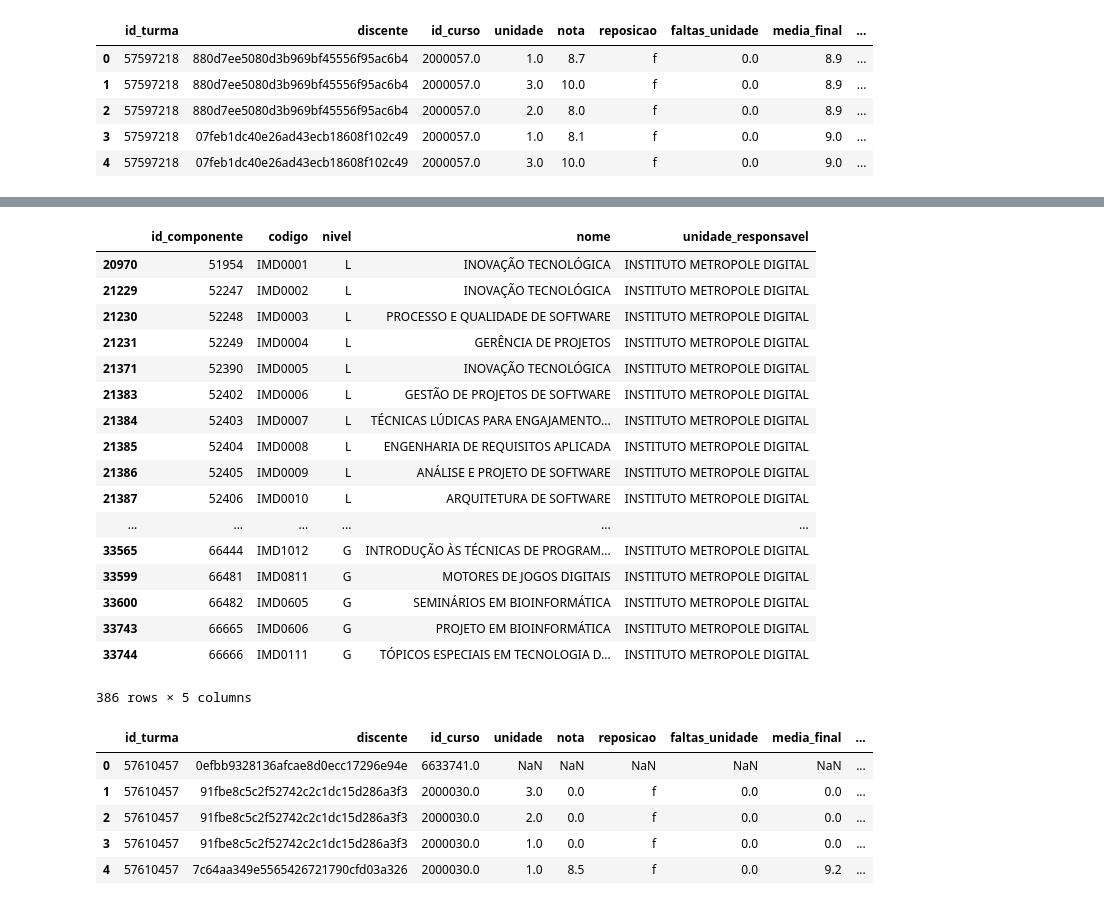
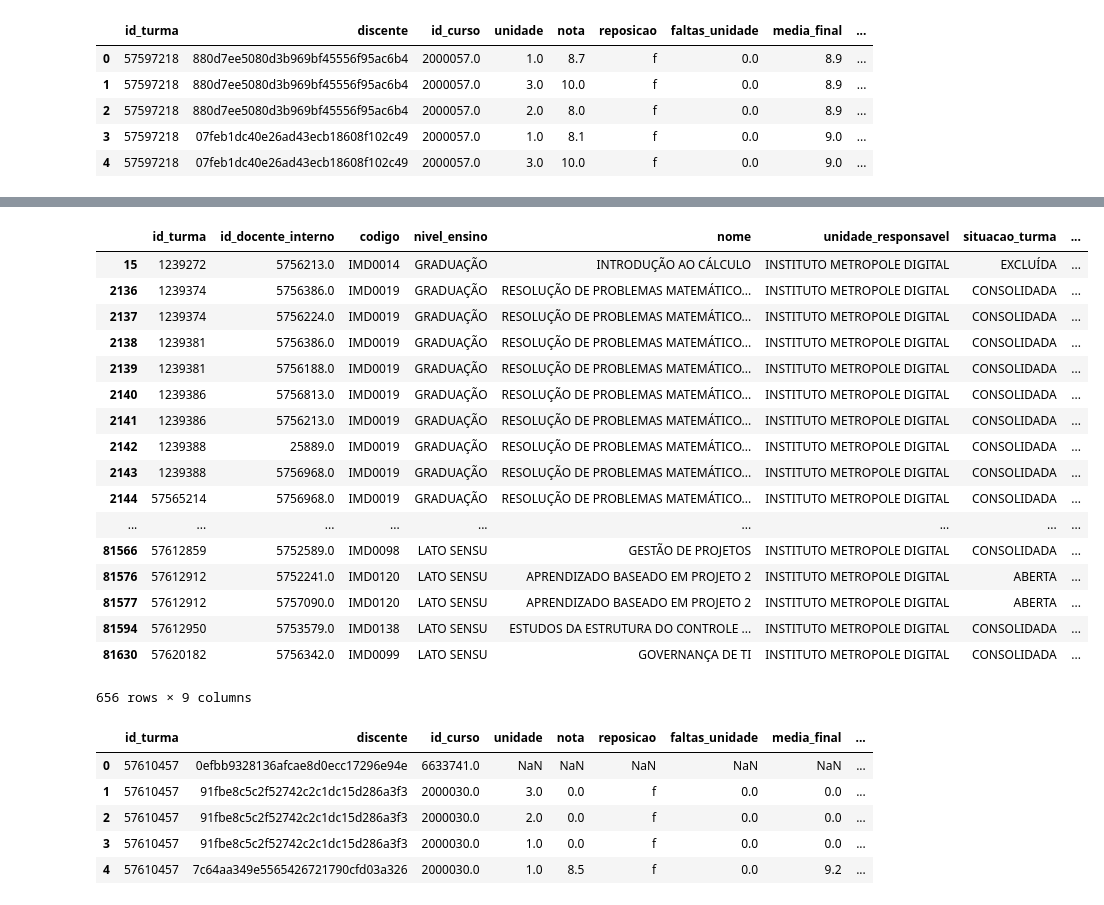
Before and after one commit to NalbertLeal/AnaliseDeNotasIMD, a Jupyter notebook: Analise Notas.ipynb, the cells around one changed output, grey strips where cells are left out. Drawn from its saved outputs; the diff is of its cells as text; code cells hidden in the pictures.

Commit message:
criação do csv turmas

```diff
--- a/Analise Notas.ipynb
+++ b/Analise Notas.ipynb
@@ -86,6 +93,36 @@ matriculas_2016_1 = pd.read_csv('matriculas_2016-1.csv', sep=';')
 matriculas_2016_2 = pd.read_csv('matriculas_2016-2.csv', sep=';')
 matriculas_2017_1 = pd.read_csv('matriculas_2017-1.csv', sep=';')
 matriculas_2017_2 = pd.read_csv('matriculas_2017-2.csv', sep=';')
+# %%
+# Criação dos csvs das turmas.
+
+turmas_2015_1 = pd.read_csv('turmas_2015-1.csv', sep=';')
+turmas_2015_2 = pd.read_csv('turmas_2015-2.csv', sep=';')
+turmas_2016_1 = pd.read_csv('turmas_2016-1.csv', sep=';')
+turmas_2016_2 = pd.read_csv('turmas_2016-2.csv', sep=';')
+turmas_2017_1 = pd.read_csv('turmas_2017-1.csv', sep=';')
+turmas_2017_2 = pd.read_csv('turmas_2017-2.csv', sep=';')
+
+turmas_2015_1.rename(columns={'id_componente_curricular': 'id_componente'}, inplace=True)
+turmas_2015_2.rename(columns={'id_componente_curricular': 'id_componente'}, inplace=True)
+turmas_2016_1.rename(columns={'id_componente_curricular': 'id_componente'}, inplace=True)
+turmas_2016_2.rename(columns={'id_componente_curricular': 'id_componente'}, inplace=True)
+turmas_2017_1.rename(columns={'id_componente_curricular': 'id_componente'}, inplace=True)
+turmas_2017_2.rename(columns={'id_componente_curricular': 'id_componente'}, inplace=True)
+
+turmas_2015_1.id_componente = turmas_2015_1.id_componente.astype(str)
+turmas_2015_2.id_componente = turmas_2015_2.id_componente.astype(str)
+turmas_2016_1.id_componente = turmas_2016_1.id_componente.astype(str)
+turmas_2016_2.id_componente = turmas_2016_2.id_componente.astype(str)
+turmas_2017_1.id_componente = turmas_2017_1.id_componente.astype(str)
+turmas_2017_2.id_componente = turmas_2017_2.id_componente.astype(str)
+
+turmas_2015_1['ano_semestre'] = '2015_1'
+turmas_2015_2['ano_semestre'] = '2015_2'
+turmas_2016_1['ano_semestre'] = '2016_1'
+turmas_2016_2['ano_semestre'] = '2016_2'
+turmas_2017_1['ano_semestre'] = '2017_1'
+turmas_2017_2['ano_semestre'] = '2017_2'
 # %%
 # Retirando a coluna Unnamed: 10 de alguns csvs
 matriculas_2015_1.drop('Unnamed: 10', 1, inplace=True)
@@ -114,6 +151,10 @@ matriculas_2017_1.head()
 # Combinando dataframes das matrículas.
 frames = [matriculas_2015_1, matriculas_2015_2, matriculas_2016_1, matriculas_2016_2, matriculas_2017_1, matriculas_2017_2]
 matriculas = pd.concat(frames)
+# %%
+frames  = [turmas_2015_1, turmas_2015_2, turmas_2016_1, turmas_2016_2, turmas_2017_1, turmas_2017_2]
+
+turmas = pd.concat(frames)
 # %%
 # Limpando dados inválidos
 matriculas = matriculas[matriculas.descricao != 'DESISTENCIA']
@@ -132,3 +173,10 @@ matriculas.to_csv('matriculas.csv', sep=';')
 # Retirando valores NaN do dataframe.
 componente.dropna(inplace=True)
 componente = componente[~componente.id_componente.duplicated()]
+# %%
+# Gerando dataframe com as turmas e componentes
+colunas = ["id_turma","id_docente_interno","codigo","nivel_ensino","nome","unidade_responsavel",
+          "situacao_turma","capacidade_aluno","descricao_horario", "ano_semestre"]
+merge_turmas_componentes = pd.merge(turmas, componente, on='id_componente')[colunas]
+
+merge_turmas_componentes.dropna(inplace=True)
@@ -135,28 +204,28 @@ componente = componente[~componente.id_componente.duplicated()]
 # %%
 # Filtrando para os componentes do IMD
 
-componentes_imd = componente[componente.codigo.str.contains('IMD')]
+componentes_imd = merge_turmas_componentes[merge_turmas_componentes.codigo.str.contains('IMD')]
 
 componentes_imd
 # %% [output]
-|  | id_componente | codigo | nivel | nome | unidade_responsavel |
-| 20970 | 51954 | IMD0001 | L | INOVAÇÃO TECNOLÓGICA | INSTITUTO METROPOLE DIGITAL |
-| 21229 | 52247 | IMD0002 | L | INOVAÇÃO TECNOLÓGICA | INSTITUTO METROPOLE DIGITAL |
-| 21230 | 52248 | IMD0003 | L | PROCESSO E QUALIDADE DE SOFTWARE | INSTITUTO METROPOLE DIGITAL |
-| 21231 | 52249 | IMD0004 | L | GERÊNCIA DE PROJETOS | INSTITUTO METROPOLE DIGITAL |
-| 21371 | 52390 | IMD0005 | L | INOVAÇÃO TECNOLÓGICA | INSTITUTO METROPOLE DIGITAL |
-| 21383 | 52402 | IMD0006 | L | GESTÃO DE PROJETOS DE SOFTWARE | INSTITUTO METROPOLE DIGITAL |
-| 21384 | 52403 | IMD0007 | L | TÉCNICAS LÚDICAS PARA ENGAJAMENTO... | INSTITUTO METROPOLE DIGITAL |
-| 21385 | 52404 | IMD0008 | L | ENGENHARIA DE REQUISITOS APLICADA | INSTITUTO METROPOLE DIGITAL |
-| 21386 | 52405 | IMD0009 | L | ANÁLISE E PROJETO DE SOFTWARE | INSTITUTO METROPOLE DIGITAL |
-| 21387 | 52406 | IMD0010 | L | ARQUITETURA DE SOFTWARE | INSTITUTO METROPOLE DIGITAL |
-| ... | ... | ... | ... | ... | ... |
-| 33565 | 66444 | IMD1012 | G | INTRODUÇÃO ÀS TÉCNICAS DE PROGRAM... | INSTITUTO METROPOLE DIGITAL |
-| 33599 | 66481 | IMD0811 | G | MOTORES DE JOGOS DIGITAIS | INSTITUTO METROPOLE DIGITAL |
-| 33600 | 66482 | IMD0605 | G | SEMINÁRIOS EM BIOINFORMÁTICA | INSTITUTO METROPOLE DIGITAL |
-| 33743 | 66665 | IMD0606 | G | PROJETO EM BIOINFORMÁTICA | INSTITUTO METROPOLE DIGITAL |
-| 33744 | 66666 | IMD0111 | G | TÓPICOS ESPECIAIS EM TECNOLOGIA D... | INSTITUTO METROPOLE DIGITAL |
+|  | id_turma | id_docente_interno | codigo | nivel_ensino | nome | unidade_responsavel | situacao_turma | ... |
+| 15 | 1239272 | 5756213.0 | IMD0014 | GRADUAÇÃO | INTRODUÇÃO AO CÁLCULO | INSTITUTO METROPOLE DIGITAL | EXCLUÍDA | ... |
+| 2136 | 1239374 | 5756386.0 | IMD0019 | GRADUAÇÃO | RESOLUÇÃO DE PROBLEMAS MATEMÁTICO... | INSTITUTO METROPOLE DIGITAL | CONSOLIDADA | ... |
+| 2137 | 1239374 | 5756224.0 | IMD0019 | GRADUAÇÃO | RESOLUÇÃO DE PROBLEMAS MATEMÁTICO... | INSTITUTO METROPOLE DIGITAL | CONSOLIDADA | ... |
+| 2138 | 1239381 | 5756386.0 | IMD0019 | GRADUAÇÃO | RESOLUÇÃO DE PROBLEMAS MATEMÁTICO... | INSTITUTO METROPOLE DIGITAL | CONSOLIDADA | ... |
+| 2139 | 1239381 | 5756188.0 | IMD0019 | GRADUAÇÃO | RESOLUÇÃO DE PROBLEMAS MATEMÁTICO... | INSTITUTO METROPOLE DIGITAL | CONSOLIDADA | ... |
+| 2140 | 1239386 | 5756813.0 | IMD0019 | GRADUAÇÃO | RESOLUÇÃO DE PROBLEMAS MATEMÁTICO... | INSTITUTO METROPOLE DIGITAL | CONSOLIDADA | ... |
+| 2141 | 1239386 | 5756213.0 | IMD0019 | GRADUAÇÃO | RESOLUÇÃO DE PROBLEMAS MATEMÁTICO... | INSTITUTO METROPOLE DIGITAL | CONSOLIDADA | ... |
+| 2142 | 1239388 | 25889.0 | IMD0019 | GRADUAÇÃO | RESOLUÇÃO DE PROBLEMAS MATEMÁTICO... | INSTITUTO METROPOLE DIGITAL | CONSOLIDADA | ... |
+| 2143 | 1239388 | 5756968.0 | IMD0019 | GRADUAÇÃO | RESOLUÇÃO DE PROBLEMAS MATEMÁTICO... | INSTITUTO METROPOLE DIGITAL | CONSOLIDADA | ... |
+| 2144 | 57565214 | 5756968.0 | IMD0019 | GRADUAÇÃO | RESOLUÇÃO DE PROBLEMAS MATEMÁTICO... | INSTITUTO METROPOLE DIGITAL | CONSOLIDADA | ... |
+| ... | ... | ... | ... | ... | ... | ... | ... | ... |
+| 81566 | 57612859 | 5752589.0 | IMD0098 | LATO SENSU | GESTÃO DE PROJETOS | INSTITUTO METROPOLE DIGITAL | CONSOLIDADA | ... |
+| 81576 | 57612912 | 5752241.0 | IMD0120 | LATO SENSU | APRENDIZADO BASEADO EM PROJETO 2 | INSTITUTO METROPOLE DIGITAL | ABERTA | ... |
+| 81577 | 57612912 | 5757090.0 | IMD0120 | LATO SENSU | APRENDIZADO BASEADO EM PROJETO 2 | INSTITUTO METROPOLE DIGITAL | ABERTA | ... |
+| 81594 | 57612950 | 5753579.0 | IMD0138 | LATO SENSU | ESTUDOS DA ESTRUTURA DO CONTROLE ... | INSTITUTO METROPOLE DIGITAL | CONSOLIDADA | ... |
+| 81630 | 57620182 | 5756342.0 | IMD0099 | LATO SENSU | GOVERNANÇA DE TI | INSTITUTO METROPOLE DIGITAL | CONSOLIDADA | ... |
-386 rows × 5 columns
+656 rows × 9 columns
 # %%
 matriculas_2017_2.head()#[matriculas_2016_1['id_componente_curricular'] == 55025]
 # %% [output]
```
Also changed, not shown: parts of 3 cells of this notebook.
